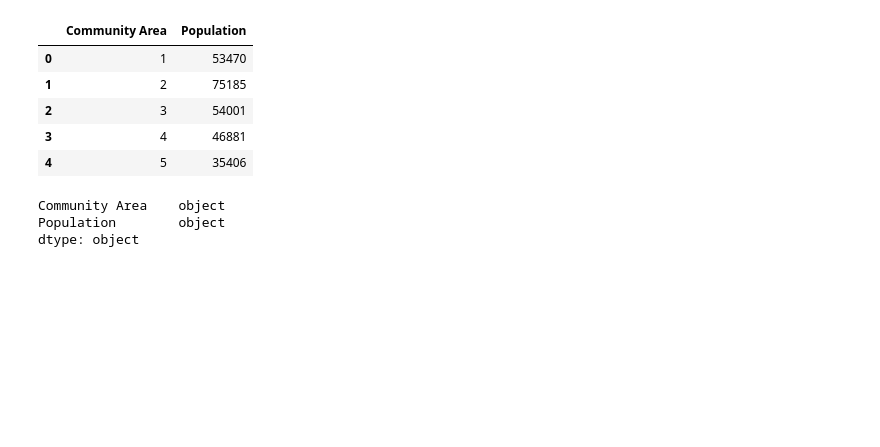
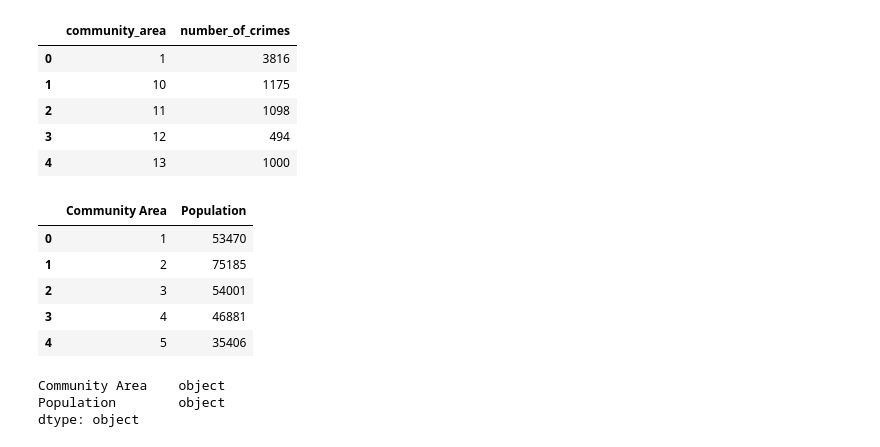
Before and after one commit to chell0011/MMA1, a Jupyter notebook: ETL/ETL.ipynb, the cells around one changed output. Drawn from its saved outputs; the diff is of its cells as text; code cells hidden in the pictures; blank space fills up the shorter version.

```diff
--- a/ETL/ETL.ipynb
+++ b/ETL/ETL.ipynb
@@ -162,0 +139,4 @@ grouped_crime_df.head()
+# %%
+#Drop records where 'Community Area' = 0; display sample of dataframe
+df_crime_condense.drop(variable, inplace=True)
+df_crime_condense.sort_values(by=['Community Area']).head()
@@ -162,0 +154,3 @@ grouped_crime_df.head()
+# %%
+#Remove records where 'Community Area' is NA
+df_crime_condense = df_crime_condense[np.isfinite(df_crime_condense["Community Area"])]
@@ -162,0 +166,5 @@ grouped_crime_df.head()
+# %%
+#Multiple steps required to change datatype from float to a string of an integer value
+df_crime_condense = df_crime_condense.astype({"Community Area": "float"})
+df_crime_condense = df_crime_condense.astype({"Community Area": "int"})
+df_crime_condense = df_crime_condense.astype({"Community Area": "str"})
@@ -162,0 +181,4 @@ grouped_crime_df.head()
+# %%
+#Crime data grouped by community area to find total number of crimes per community area;
+#Use indexing as a way of 'converting' GroupBy object into DataFrame
+grouped_crime = df_crime_condense.groupby("Community Area", as_index=False).count()[["Community Area", "Primary Type" ]]
@@ -163,3 +188,13 @@ grouped_crime_df.head()
+# %%
+#Sample of dataframe
+grouped_crime.head()
+# %% [output]
+|  | community_area | number_of_crimes |
+| 0 | 1 | 3816 |
+| 1 | 10 | 1175 |
+| 2 | 11 | 1098 |
+| 3 | 12 | 494 |
+| 4 | 13 | 1000 |
 # %%
 data_file_3 = "Data/Chi_Population2017.csv"
 # %%
```
Also changed, not shown: parts of 47 cells of this notebook.
